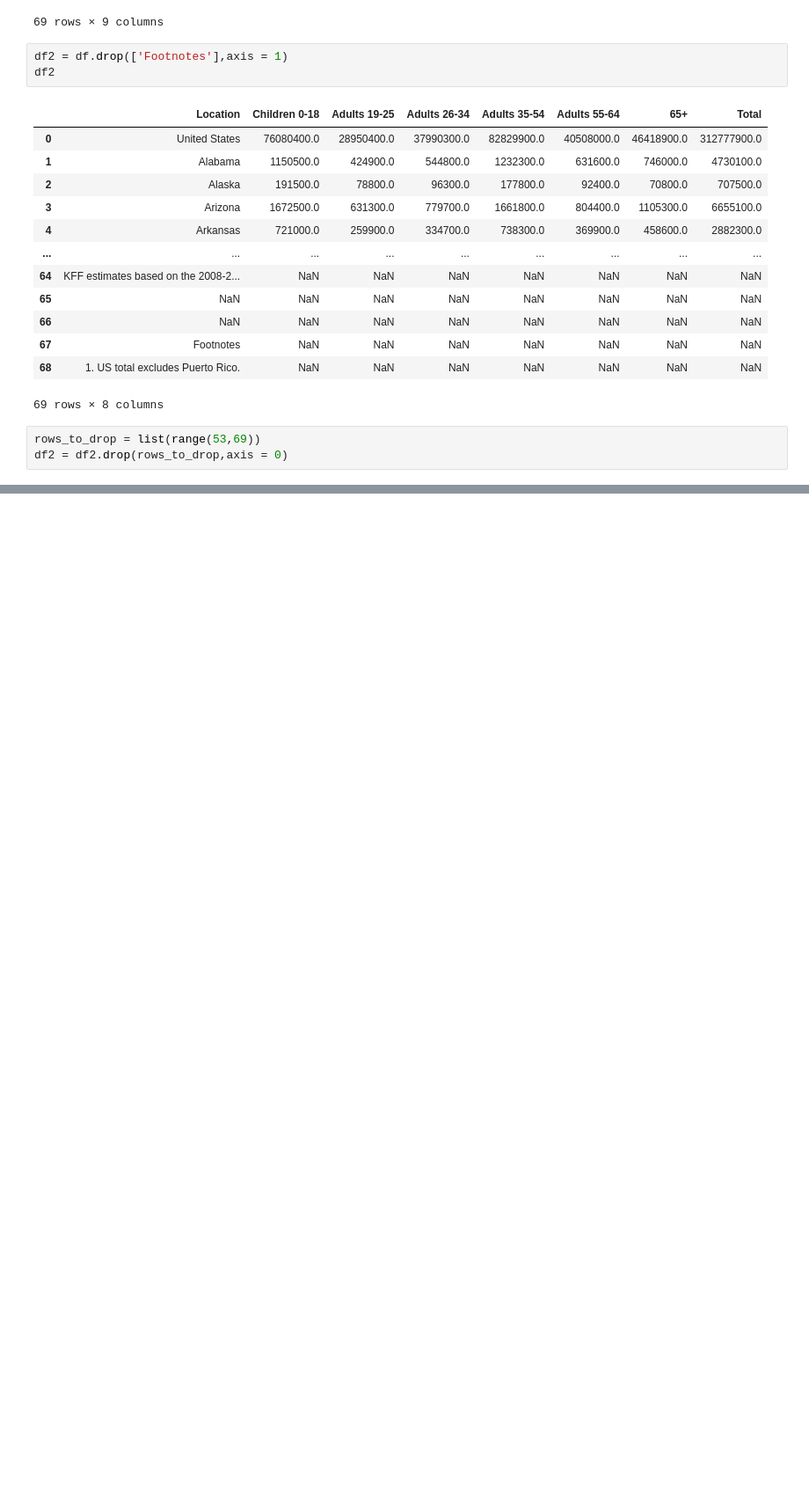
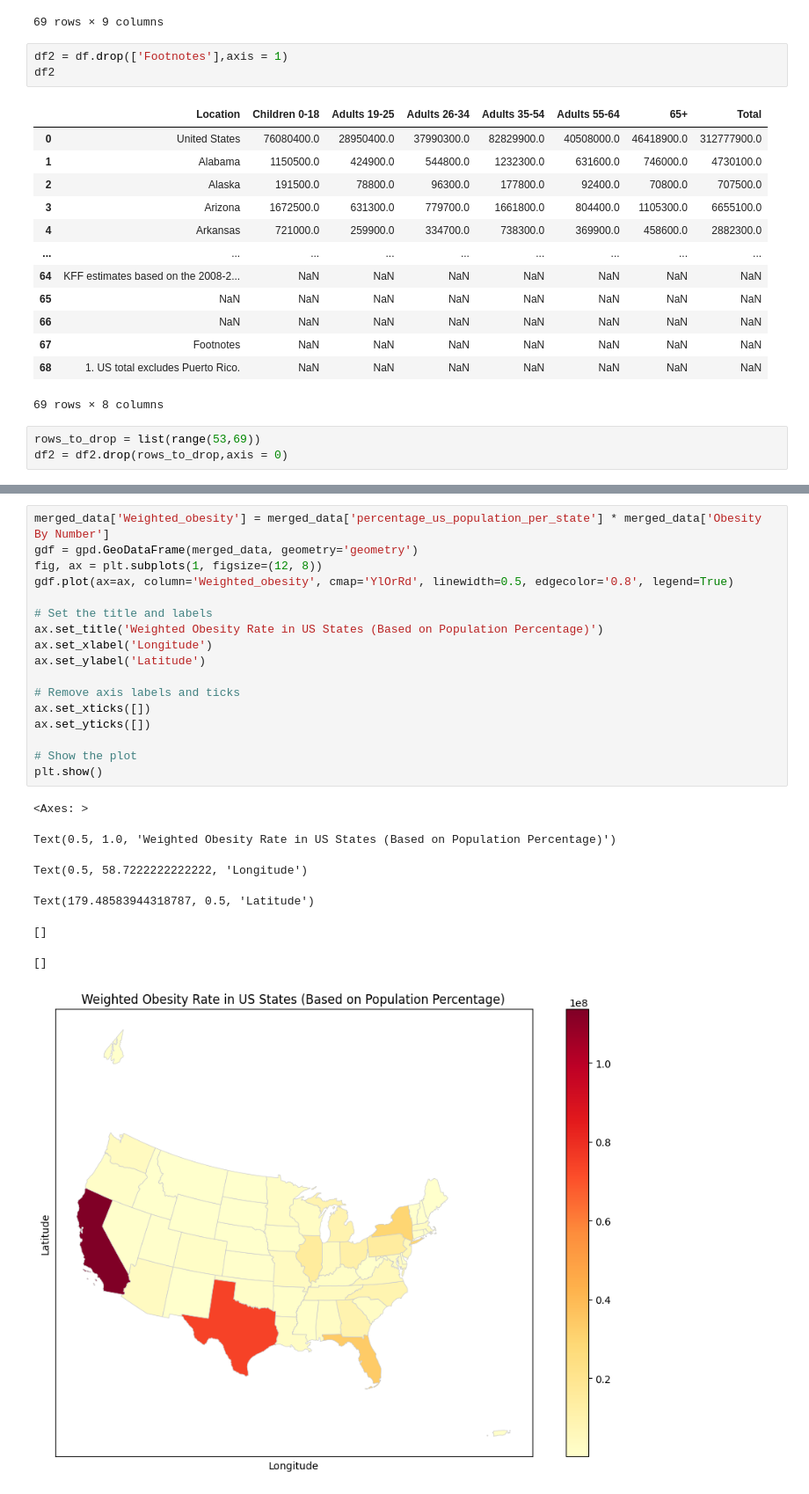
Before and after one commit to kpatwa153/gis, a Jupyter notebook: map.ipynb, the cells around one changed output, grey strips where cells are left out. Shown: that part at 88% size. Saved outputs shown, nothing was run; the diff lists cells and outputs as text; blank space fills up the shorter version.

```diff
--- a/map.ipynb
+++ b/map.ipynb
@@ -251,0 +218,25 @@ merged_data
+# %%
+merged_data['Weighted_obesity'] = merged_data['percentage_us_population_per_state'] * merged_data['Obesity By Number']
+gdf = gpd.GeoDataFrame(merged_data, geometry='geometry')
+fig, ax = plt.subplots(1, figsize=(12, 8))
+gdf.plot(ax=ax, column='Weighted_obesity', cmap='YlOrRd', linewidth=0.5, edgecolor='0.8', legend=True)
+
+# Set the title and labels
+ax.set_title('Weighted Obesity Rate in US States (Based on Population Percentage)')
+ax.set_xlabel('Longitude')
+ax.set_ylabel('Latitude')
+
+# Remove axis labels and ticks
+ax.set_xticks([])
+ax.set_yticks([])
+
+# Show the plot
+plt.show()
+# %% [output]
+<Axes: >
+Text(0.5, 1.0, 'Weighted Obesity Rate in US States (Based on Population Percentage)')
+Text(0.5, 58.7222222222222, 'Longitude')
+Text(179.48583944318787, 0.5, 'Latitude')
+[]
+[]
+[figure, added]
```
Also changed, not shown: parts of 9 cells of this notebook.
